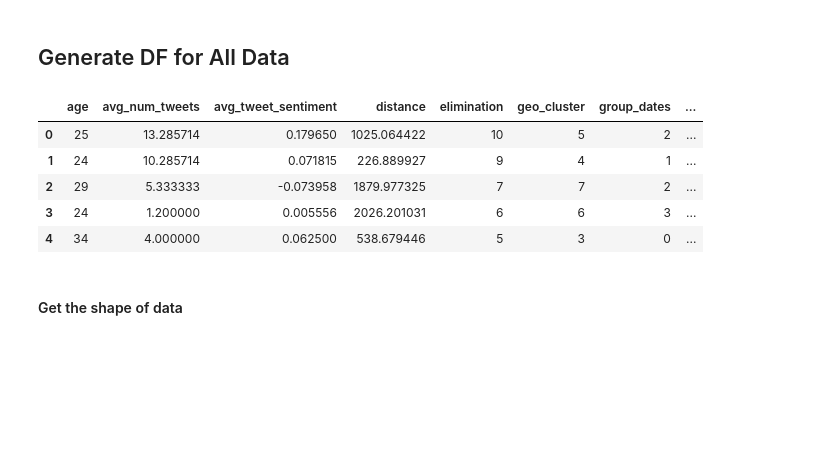
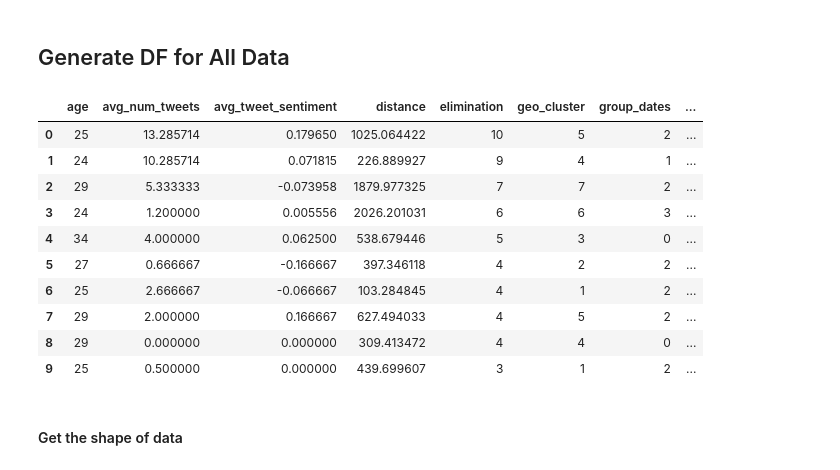
Before and after one commit to dcusworth/WAR_of_the_Roses, a Jupyter notebook: Stats2.ipynb, the cells around one changed output. Cells and saved outputs as stored; diff of their text form; code cells hidden in the pictures; blank space fills up the shorter version.

```diff
--- a/Stats2.ipynb
+++ b/Stats2.ipynb
@@ -138,30 +138,34 @@ for sn in seasonsDict:
 # %%
 # Create data frame from the contestants dictionary
 df = pd.DataFrame(contestants)
 
 # get rid of an samples that contain NaN
 #df = df.dropna()
 # just in case, we drop any duplicate samples
 df = df.drop_duplicates()
 # get rid of the samples for bachelors
 df = df[df.elimination != 'unknown']
 # create a column for 'won' to indicate whether the contestant won or did not
 df['won'] = (df.elimination == 'Winner')*1
 df['runner_up'] = (df.elimination == 'Runner-up')*1
-df['finalist'] = (df.elimination > 6)*1
 # winners and runners up are currently strings. We need to turn them into integers
 df['elimination'] = df['elimination'].apply(change_winner_runnerup)
 df['elimination'] = df['elimination'].astype('int')
 # create a dataframe where the unecessary columns are droped
 df_temp = df.drop(['hometown','name','occupation','season','pc1','pc2'],1)
-df_temp.head(5)
+df_temp.head(10)
 # %% [output]
 |  | age | avg_num_tweets | avg_tweet_sentiment | distance | elimination | geo_cluster | group_dates | ... |
 | 0 | 25 | 13.285714 | 0.179650 | 1025.064422 | 10 | 5 | 2 | ... |
 | 1 | 24 | 10.285714 | 0.071815 | 226.889927 | 9 | 4 | 1 | ... |
 | 2 | 29 | 5.333333 | -0.073958 | 1879.977325 | 7 | 7 | 2 | ... |
 | 3 | 24 | 1.200000 | 0.005556 | 2026.201031 | 6 | 6 | 3 | ... |
 | 4 | 34 | 4.000000 | 0.062500 | 538.679446 | 5 | 3 | 0 | ... |
+| 5 | 27 | 0.666667 | -0.166667 | 397.346118 | 4 | 2 | 2 | ... |
+| 6 | 25 | 2.666667 | -0.066667 | 103.284845 | 4 | 1 | 2 | ... |
+| 7 | 29 | 2.000000 | 0.166667 | 627.494033 | 4 | 5 | 2 | ... |
+| 8 | 29 | 0.000000 | 0.000000 | 309.413472 | 4 | 4 | 0 | ... |
+| 9 | 25 | 0.500000 | 0.000000 | 439.699607 | 3 | 1 | 2 | ... |
 # %% [markdown]
 #### Get the shape of data
 # %%
```
Also changed, not shown: parts of 25 cells of this notebook, 1 other file.
